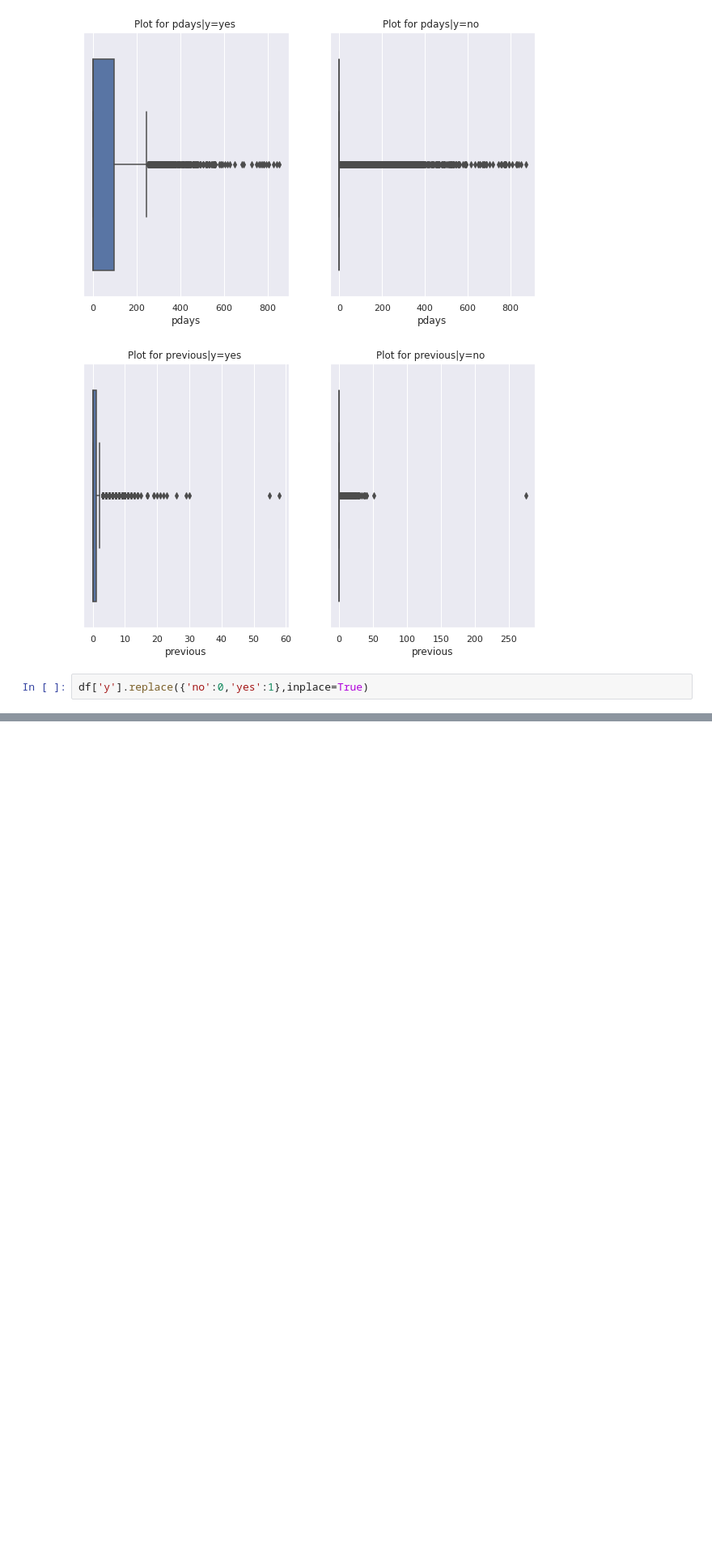
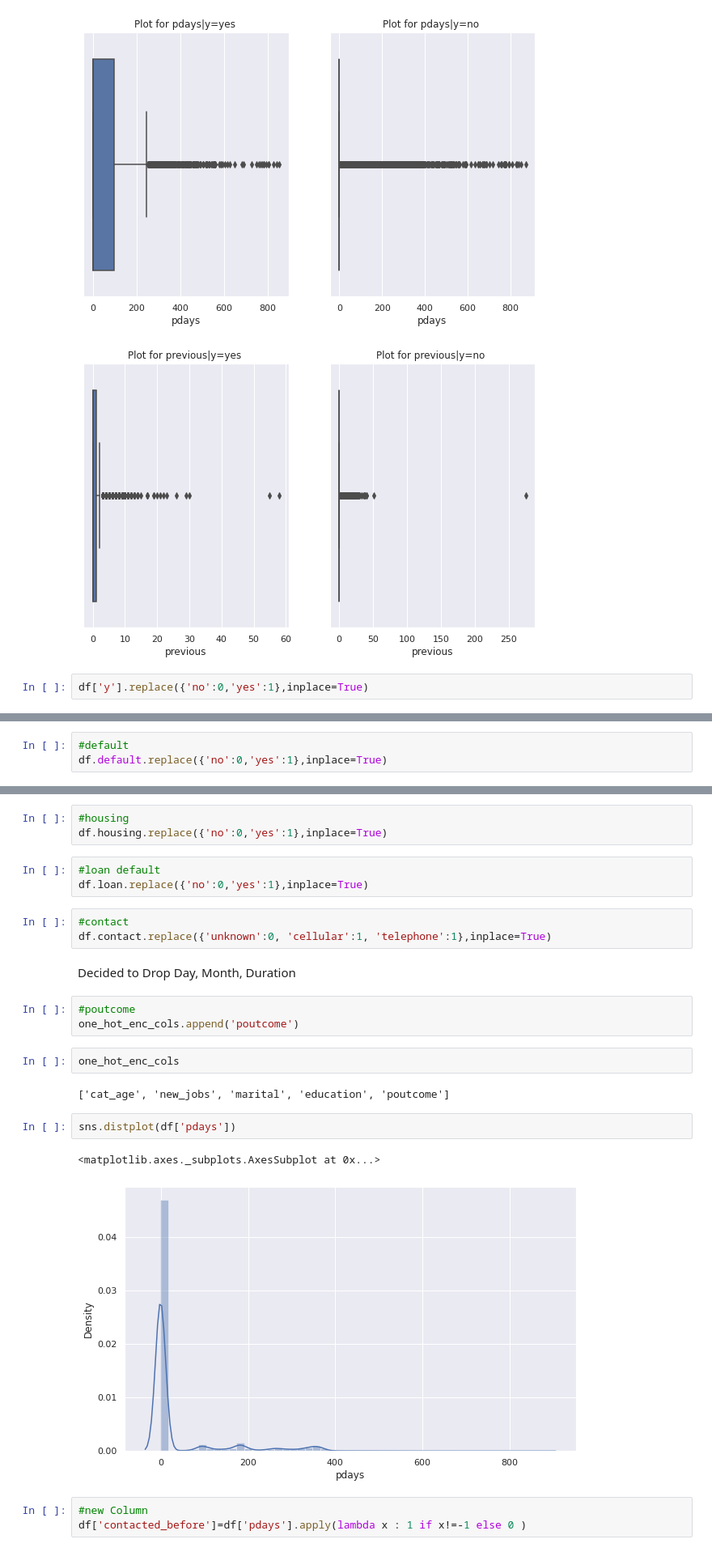
Before and after one commit to martydom/Bank-Marketing-Effectiveness-Prediction, a Jupyter notebook: Devashish_Bose_Team_1_Bank_Marketing_Effectiveness_Prediction_Capstone_Project_3.ipynb, the cells around one changed output, grey strips where cells are left out. Shown at 81% size. Cells and saved outputs as stored; diff of their text form; blank space fills up the shorter version.

```diff
--- a/Devashish_Bose_Team_1_Bank_Marketing_Effectiveness_Prediction_Capstone_Project_3.ipynb
+++ b/Devashish_Bose_Team_1_Bank_Marketing_Effectiveness_Prediction_Capstone_Project_3.ipynb
@@ -252,0 +333,3 @@ df['y'].replace({'no':0,'yes':1},inplace=True)
+# %%
+#default
+df.default.replace({'no':0,'yes':1},inplace=True)
@@ -252,0 +339,26 @@ df['y'].replace({'no':0,'yes':1},inplace=True)
+# %%
+#housing
+df.housing.replace({'no':0,'yes':1},inplace=True)
+# %%
+#loan default
+df.loan.replace({'no':0,'yes':1},inplace=True)
+# %%
+#contact
+df.contact.replace({'unknown':0, 'cellular':1, 'telephone':1},inplace=True)
+# %% [markdown]
+Decided to Drop Day, Month, Duration
+# %%
+#poutcome
+one_hot_enc_cols.append('poutcome')
+# %%
+one_hot_enc_cols
+# %% [output]
+['cat_age', 'new_jobs', 'marital', 'education', 'poutcome']
+# %%
+sns.distplot(df['pdays'])
+# %% [output]
+<matplotlib.axes._subplots.AxesSubplot at 0x...>
+[figure, added]
+# %%
+#new Column
+df['contacted_before']=df['pdays'].apply(lambda x : 1 if x!=-1 else 0 )
```
Also changed, not shown: parts of 30 cells of this notebook.
